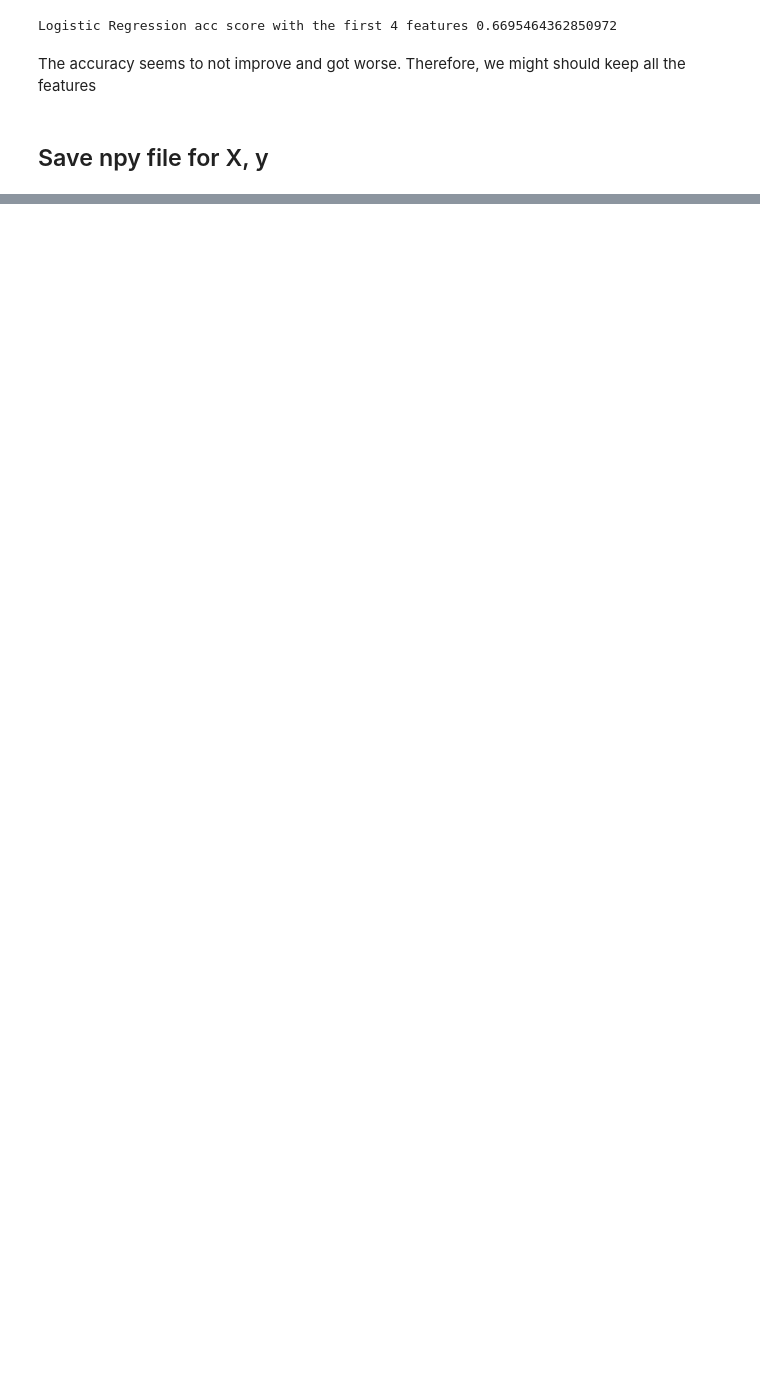
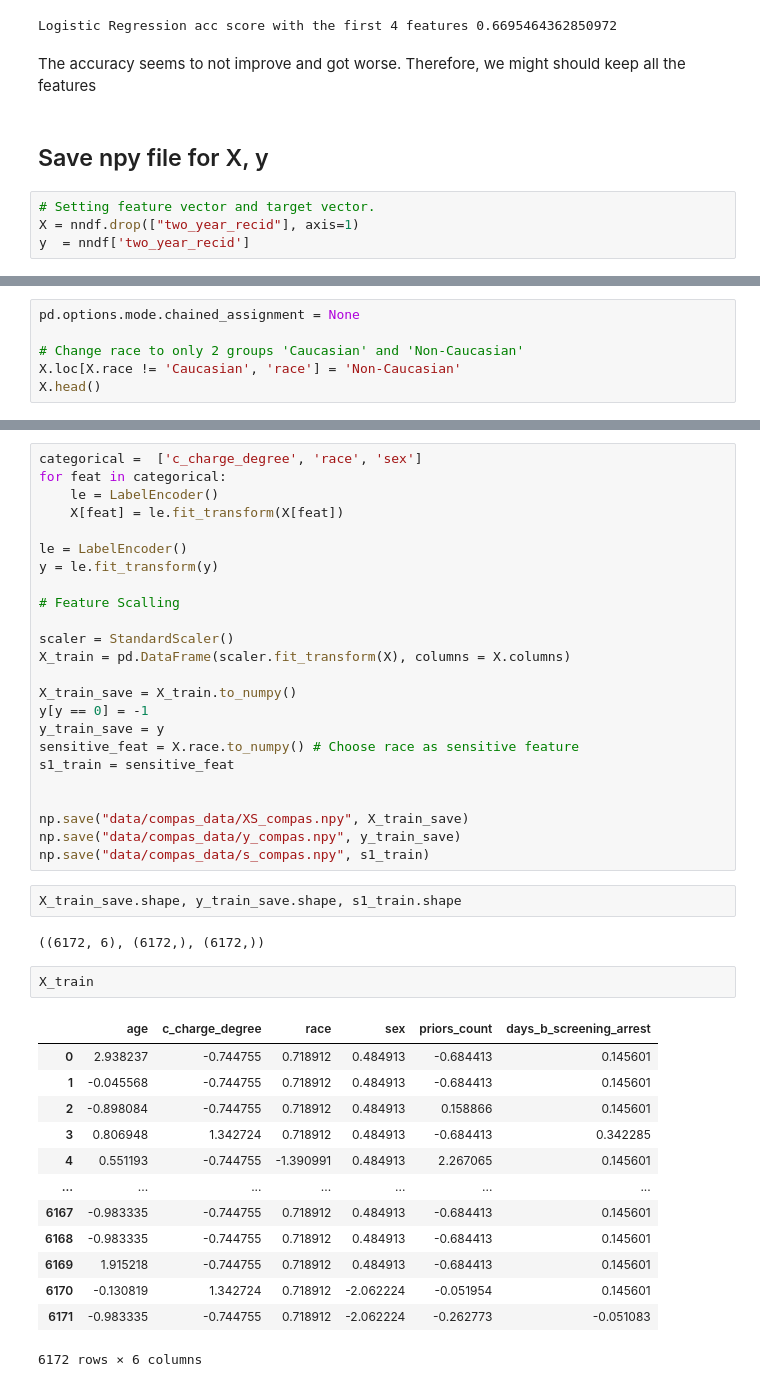
Before and after one commit to SimonCao1207/DataExplore, a Jupyter notebook: compas_analysis.ipynb, the cells around one changed output, grey strips where cells are left out. Drawn from its saved outputs; the diff is of its cells as text; blank space fills up the shorter version.

```diff
--- a/compas_analysis.ipynb
+++ b/compas_analysis.ipynb
@@ -369,3 +359,7 @@ Logistic Regression acc score with the first 4 features 0.6695464362850972
 The accuracy seems to not improve and got worse. Therefore, we might should keep all the features
 # %% [markdown]
 ## Save npy file for X, y
+# %%
+# Setting feature vector and target vector.
+X = nndf.drop(["two_year_recid"], axis=1)
+y  = nndf['two_year_recid']
@@ -371,0 +394,6 @@ The accuracy seems to not improve and got worse. Therefore, we might should keep
+# %%
+pd.options.mode.chained_assignment = None
+
+# Change race to only 2 groups 'Caucasian' and 'Non-Caucasian'
+X.loc[X.race != 'Caucasian', 'race'] = 'Non-Caucasian'
+X.head()
@@ -371,0 +407,44 @@ The accuracy seems to not improve and got worse. Therefore, we might should keep
+# %%
+categorical =  ['c_charge_degree', 'race', 'sex']
+for feat in categorical:
+    le = LabelEncoder()
+    X[feat] = le.fit_transform(X[feat])
+
+le = LabelEncoder()
+y = le.fit_transform(y)
+
+# Feature Scalling
+
+scaler = StandardScaler()
+X_train = pd.DataFrame(scaler.fit_transform(X), columns = X.columns)
+
+X_train_save = X_train.to_numpy()
+y[y == 0] = -1
+y_train_save = y
+sensitive_feat = X.race.to_numpy() # Choose race as sensitive feature
+s1_train = sensitive_feat
+
+
+np.save("data/compas_data/XS_compas.npy", X_train_save)
+np.save("data/compas_data/y_compas.npy", y_train_save)
+np.save("data/compas_data/s_compas.npy", s1_train)
+# %%
+X_train_save.shape, y_train_save.shape, s1_train.shape
+# %% [output]
+((6172, 6), (6172,), (6172,))
+# %%
+X_train
+# %% [output]
+|  | age | c_charge_degree | race | sex | priors_count | days_b_screening_arrest |
+| 0 | 2.938237 | -0.744755 | 0.718912 | 0.484913 | -0.684413 | 0.145601 |
+| 1 | -0.045568 | -0.744755 | 0.718912 | 0.484913 | -0.684413 | 0.145601 |
+| 2 | -0.898084 | -0.744755 | 0.718912 | 0.484913 | 0.158866 | 0.145601 |
+| 3 | 0.806948 | 1.342724 | 0.718912 | 0.484913 | -0.684413 | 0.342285 |
+| 4 | 0.551193 | -0.744755 | -1.390991 | 0.484913 | 2.267065 | 0.145601 |
+| ... | ... | ... | ... | ... | ... | ... |
+| 6167 | -0.983335 | -0.744755 | 0.718912 | 0.484913 | -0.684413 | 0.145601 |
+| 6168 | -0.983335 | -0.744755 | 0.718912 | 0.484913 | -0.684413 | 0.145601 |
+| 6169 | 1.915218 | -0.744755 | 0.718912 | 0.484913 | -0.684413 | 0.145601 |
+| 6170 | -0.130819 | 1.342724 | 0.718912 | -2.062224 | -0.051954 | 0.145601 |
+| 6171 | -0.983335 | -0.744755 | 0.718912 | -2.062224 | -0.262773 | -0.051083 |
+6172 rows × 6 columns
```
Also changed, not shown: parts of 11 cells of this notebook.
